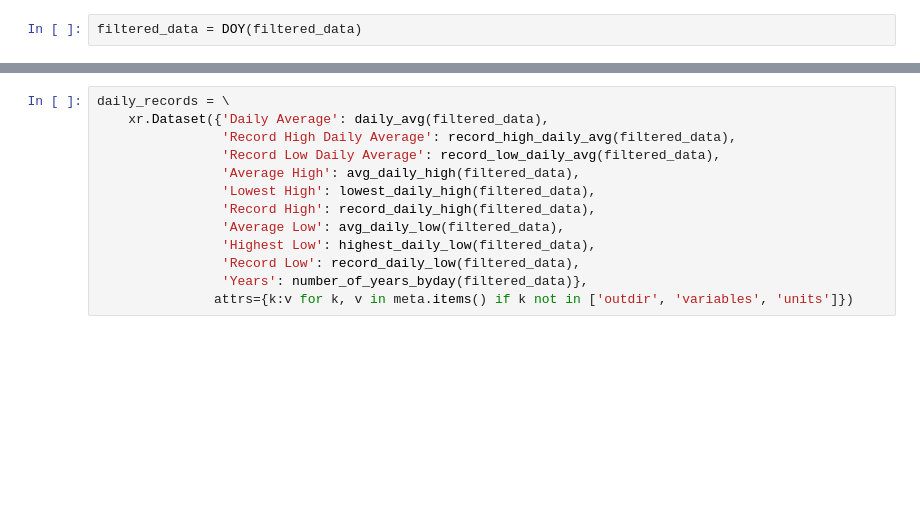
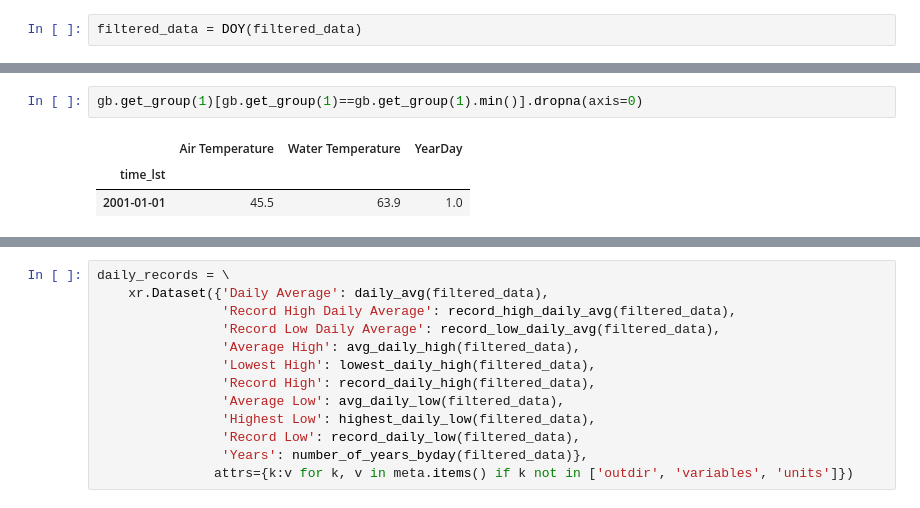
Before and after one commit to mdgrossi/climatology-jekyll, a Jupyter notebook: NOAA-CO-OPS-records.ipynb, the cells around one changed output, grey strips where cells are left out. Cells and saved outputs as stored; diff of their text form; blank space fills up the shorter version.

```diff
--- a/NOAA-CO-OPS-records.ipynb
+++ b/NOAA-CO-OPS-records.ipynb
@@ -522,0 +577,6 @@ filtered_data = DOY(filtered_data)
+# %%
+gb.get_group(1)[gb.get_group(1)==gb.get_group(1).min()].dropna(axis=0)
+# %% [output]
+|  | Air Temperature | Water Temperature | YearDay |
+| time_lst |  |  |  |
+| 2001-01-01 | 45.5 | 63.9 | 1.0 |
```
Also changed, not shown: parts of 20 cells of this notebook, 2 other files.
